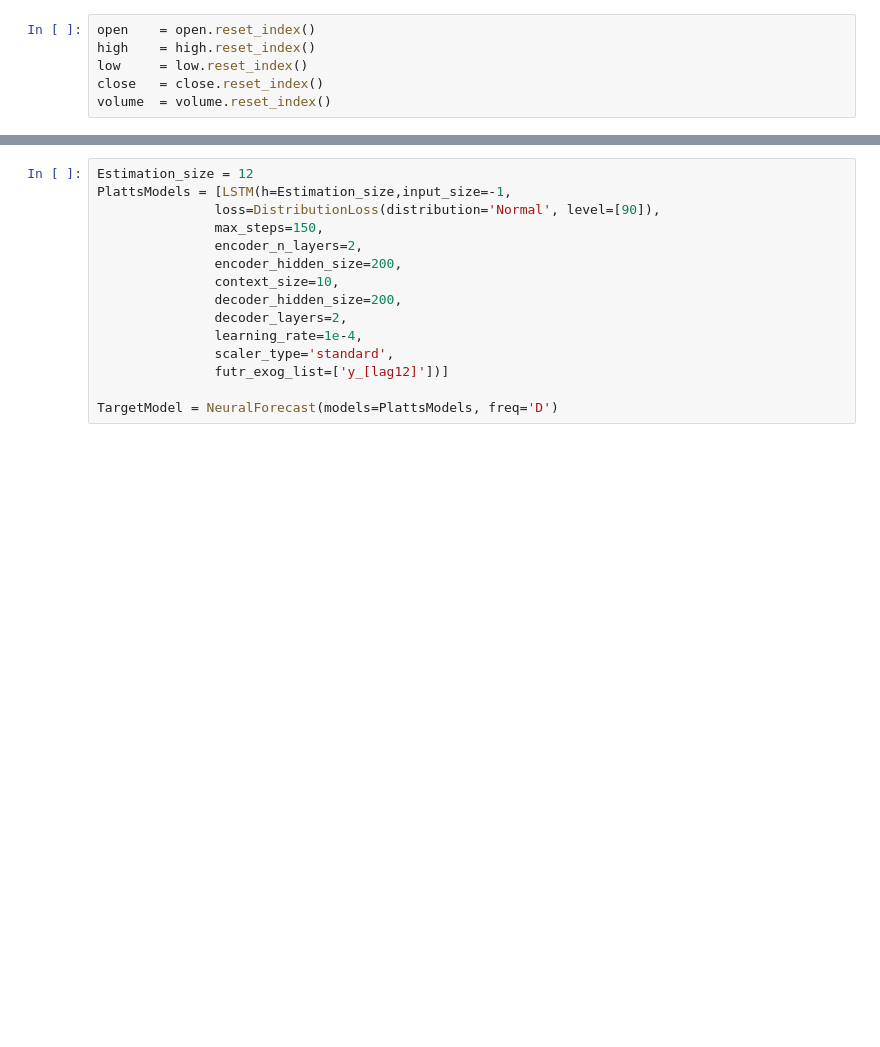
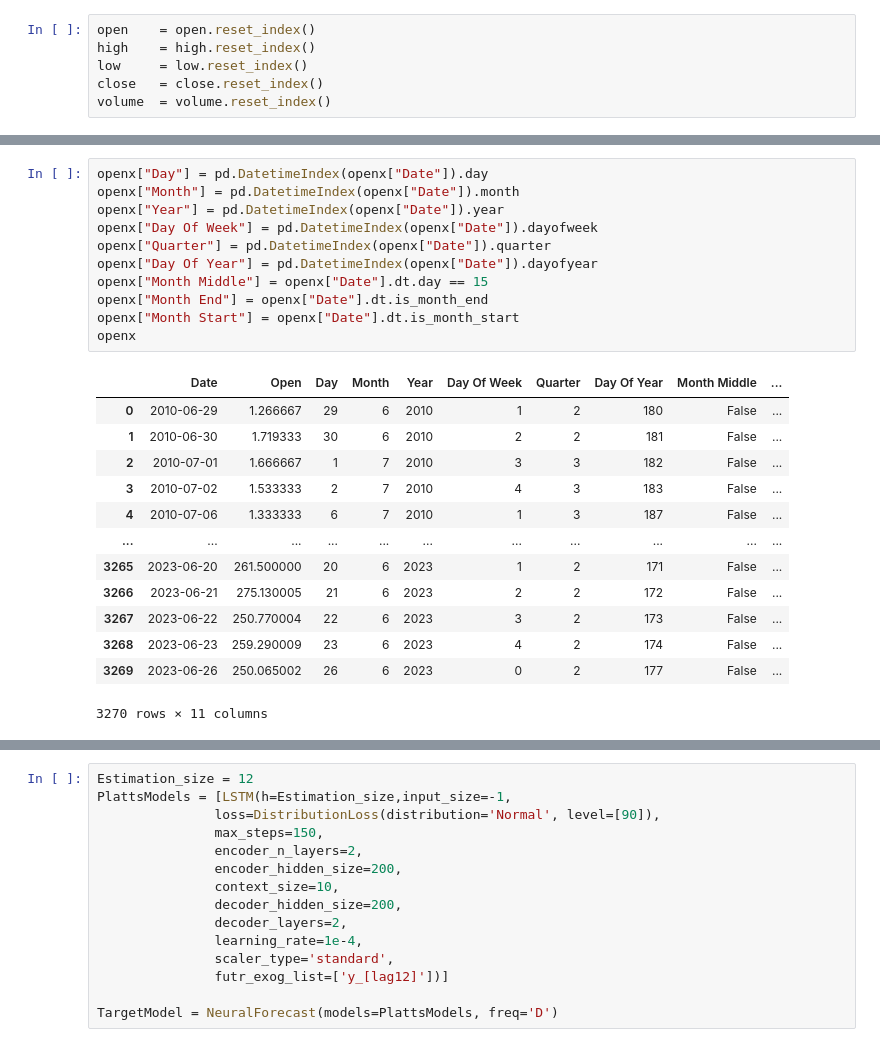
Before and after one commit to Batuhan-Yildirim/Finance_Project, a Jupyter notebook: ML _Application/LSTM_Neural.ipynb, the cells around one changed output, grey strips where cells are left out. Drawn from its saved outputs; the diff is of its cells as text; blank space fills up the shorter version.

```diff
--- a/ML _Application/ML _Applications.ipynb
+++ b/ML _Application/LSTM_Neural.ipynb
@@ -129,0 +112,25 @@ Month
+# %%
+openx["Day"] = pd.DatetimeIndex(openx["Date"]).day
+openx["Month"] = pd.DatetimeIndex(openx["Date"]).month
+openx["Year"] = pd.DatetimeIndex(openx["Date"]).year
+openx["Day Of Week"] = pd.DatetimeIndex(openx["Date"]).dayofweek
+openx["Quarter"] = pd.DatetimeIndex(openx["Date"]).quarter
+openx["Day Of Year"] = pd.DatetimeIndex(openx["Date"]).dayofyear
+openx["Month Middle"] = openx["Date"].dt.day == 15
+openx["Month End"] = openx["Date"].dt.is_month_end
+openx["Month Start"] = openx["Date"].dt.is_month_start
+openx
+# %% [output]
+|  | Date | Open | Day | Month | Year | Day Of Week | Quarter | Day Of Year | Month Middle | ... |
+| 0 | 2010-06-29 | 1.266667 | 29 | 6 | 2010 | 1 | 2 | 180 | False | ... |
+| 1 | 2010-06-30 | 1.719333 | 30 | 6 | 2010 | 2 | 2 | 181 | False | ... |
+| 2 | 2010-07-01 | 1.666667 | 1 | 7 | 2010 | 3 | 3 | 182 | False | ... |
+| 3 | 2010-07-02 | 1.533333 | 2 | 7 | 2010 | 4 | 3 | 183 | False | ... |
+| 4 | 2010-07-06 | 1.333333 | 6 | 7 | 2010 | 1 | 3 | 187 | False | ... |
+| ... | ... | ... | ... | ... | ... | ... | ... | ... | ... | ... |
+| 3265 | 2023-06-20 | 261.500000 | 20 | 6 | 2023 | 1 | 2 | 171 | False | ... |
+| 3266 | 2023-06-21 | 275.130005 | 21 | 6 | 2023 | 2 | 2 | 172 | False | ... |
+| 3267 | 2023-06-22 | 250.770004 | 22 | 6 | 2023 | 3 | 2 | 173 | False | ... |
+| 3268 | 2023-06-23 | 259.290009 | 23 | 6 | 2023 | 4 | 2 | 174 | False | ... |
+| 3269 | 2023-06-26 | 250.065002 | 26 | 6 | 2023 | 0 | 2 | 177 | False | ... |
+3270 rows × 11 columns
```
Also changed, not shown: parts of 17 cells of this notebook.
